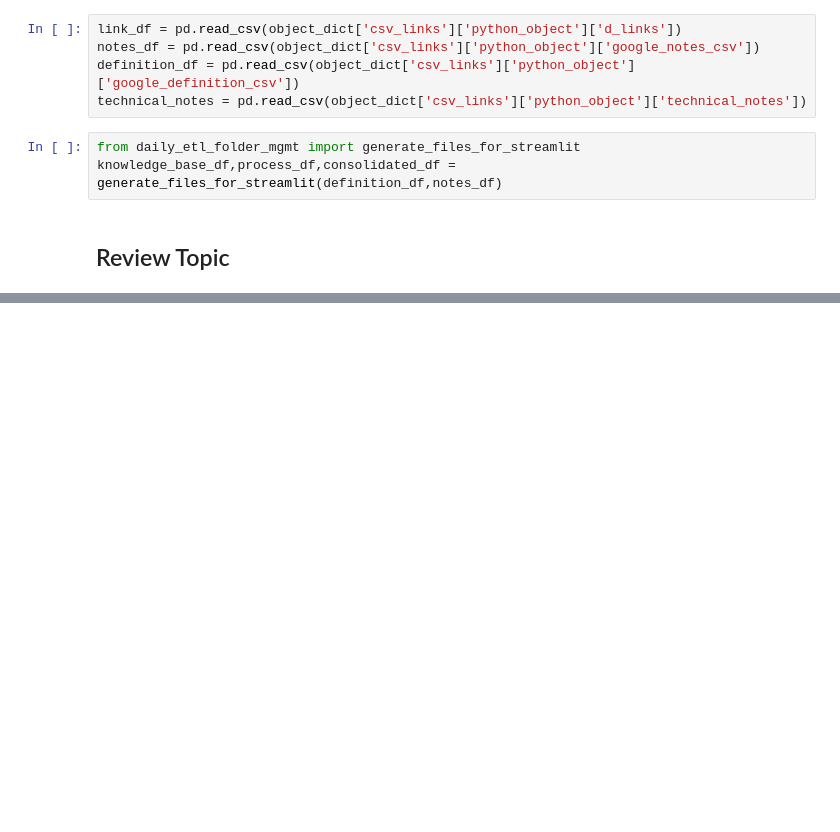
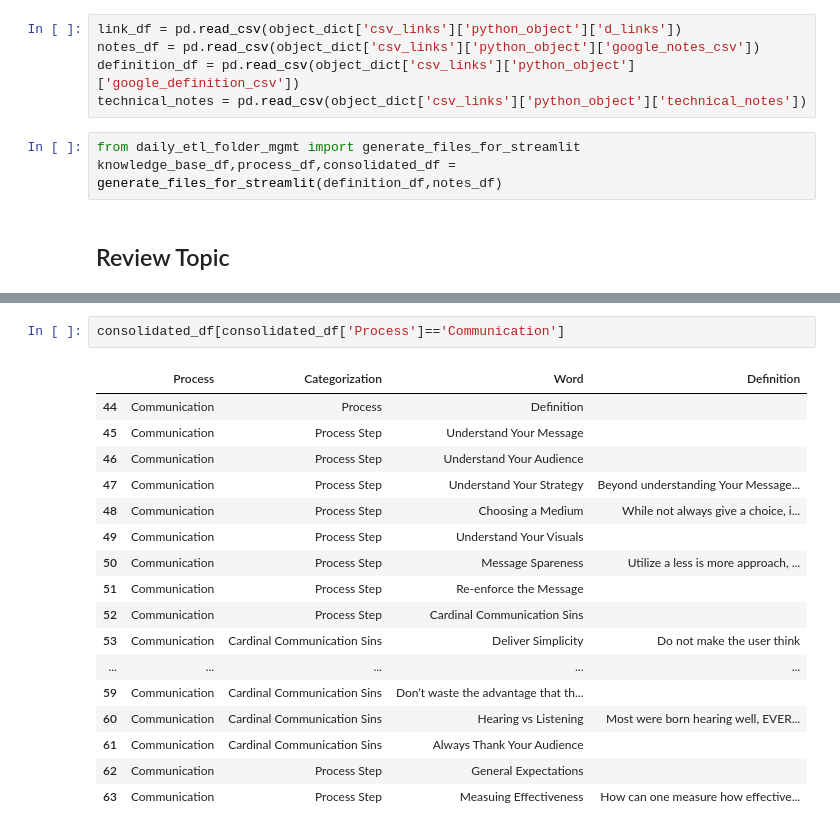
Before and after one commit to derek-dewald/Python_Tools, a Jupyter notebook: JupyterNotebooks/Development - TEMP.ipynb, the cells around one changed output, grey strips where cells are left out. Drawn from its saved outputs; the diff is of its cells as text; blank space fills up the shorter version.

```diff
--- a/JupyterNotebooks/Development - TEMP.ipynb
+++ b/JupyterNotebooks/Development - TEMP.ipynb
@@ -213,0 +101,20 @@ consolidated_df
+# %%
+consolidated_df[consolidated_df['Process']=='Communication']
+# %% [output]
+|  | Process | Categorization | Word | Definition |
+| 44 | Communication | Process | Definition |  |
+| 45 | Communication | Process Step | Understand Your Message |  |
+| 46 | Communication | Process Step | Understand Your Audience |  |
+| 47 | Communication | Process Step | Understand Your Strategy | Beyond understanding Your Message... |
+| 48 | Communication | Process Step | Choosing a Medium | While not always give a choice, i... |
+| 49 | Communication | Process Step | Understand Your Visuals |  |
+| 50 | Communication | Process Step | Message Spareness | Utilize a less is more approach, ... |
+| 51 | Communication | Process Step | Re-enforce the Message |  |
+| 52 | Communication | Process Step | Cardinal Communication Sins |  |
+| 53 | Communication | Cardinal Communication Sins | Deliver Simplicity | Do not make the user think |
+| ... | ... | ... | ... | ... |
+| 59 | Communication | Cardinal Communication Sins | Don’t waste the advantage that th... |  |
+| 60 | Communication | Cardinal Communication Sins | Hearing vs Listening | Most were born hearing well, EVER... |
+| 61 | Communication | Cardinal Communication Sins | Always Thank Your Audience |  |
+| 62 | Communication | Process Step | General Expectations |  |
+| 63 | Communication | Process Step | Measuing Effectiveness | How can one measure how effective... |
```
Also changed, not shown: parts of 24 cells of this notebook, 5 other files.
